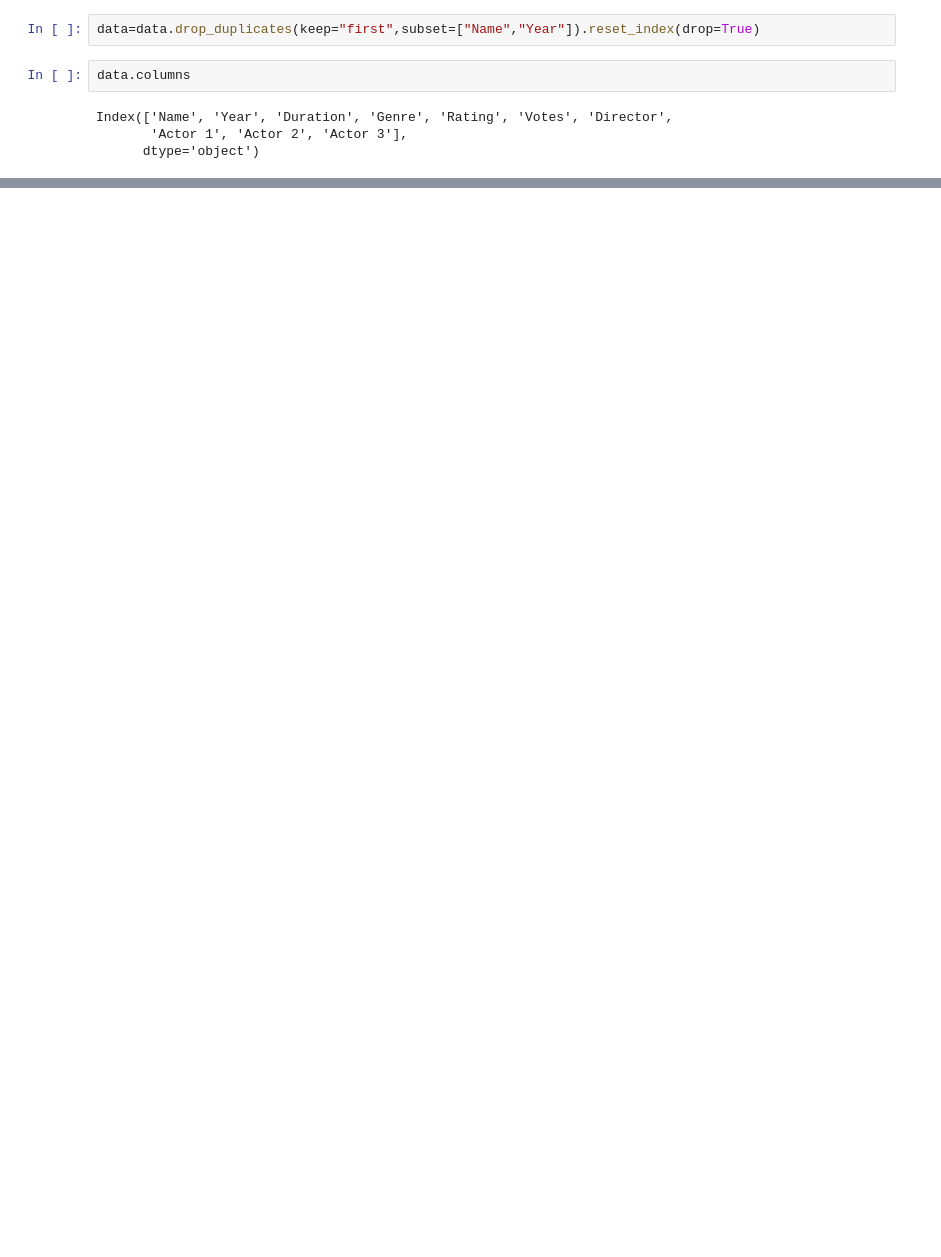
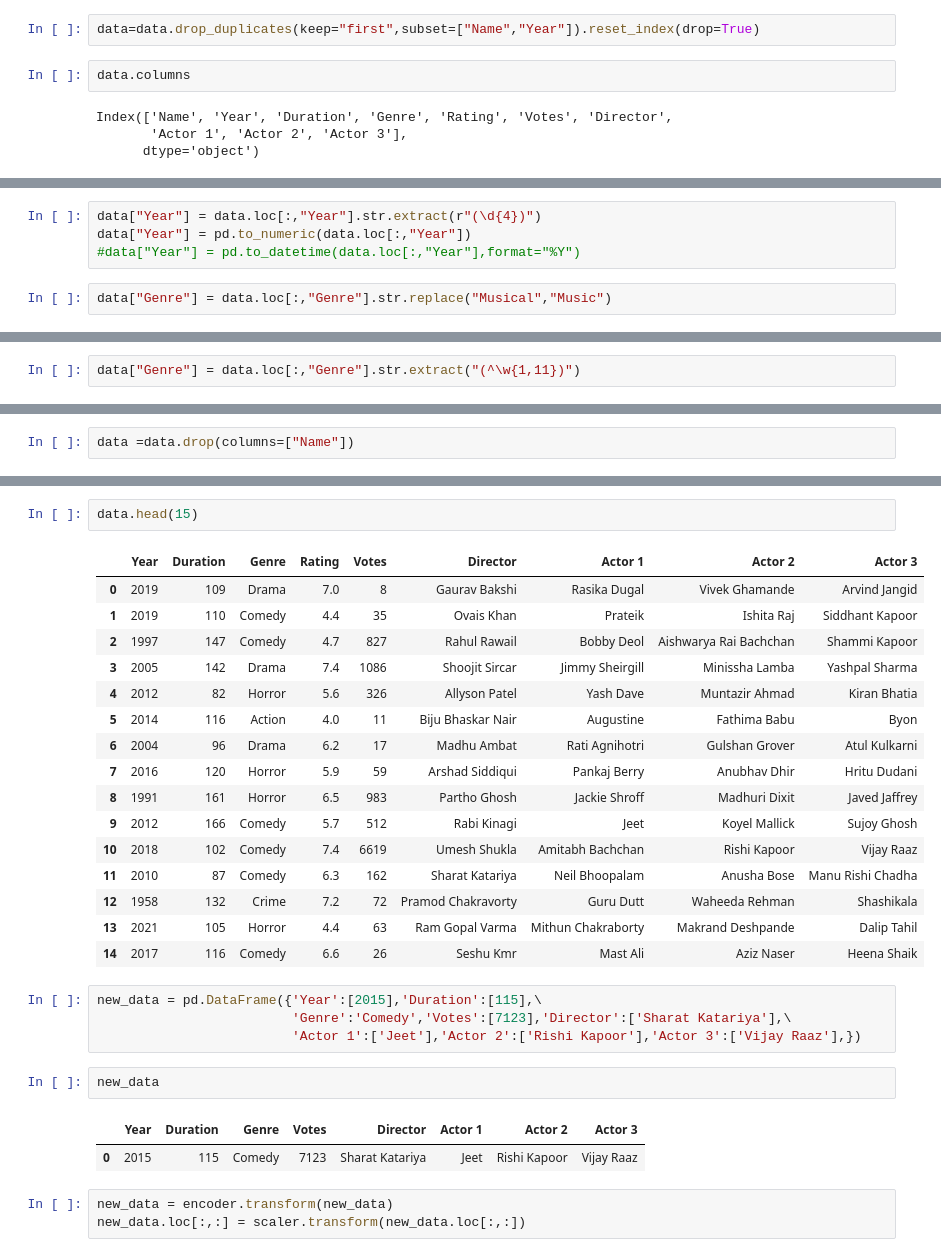
Before and after one commit to Daiaa-K/CODSOFT, a Jupyter notebook: IMDB india movies EDA and Prediction/Movies EDA and Regression.ipynb, the cells around one changed output, grey strips where cells are left out. Drawn from its saved outputs; the diff is of its cells as text; blank space fills up the shorter version.

```diff
--- a/IMDB india movies EDA and Prediction/Movies EDA and Regression.ipynb
+++ b/IMDB india movies EDA and Prediction/Movies EDA and Regression.ipynb
@@ -112,0 +110,6 @@ array(['(2019)', '(1997)', '(2005)', '(2012)', '(2014)', '(2004)',
+# %%
+data["Year"] = data.loc[:,"Year"].str.extract(r"(\d{4})")
+data["Year"] = pd.to_numeric(data.loc[:,"Year"])
+#data["Year"] = pd.to_datetime(data.loc[:,"Year"],format="%Y")
+# %%
+data["Genre"] = data.loc[:,"Genre"].str.replace("Musical","Music")
@@ -112,0 +118,2 @@ array(['(2019)', '(1997)', '(2005)', '(2012)', '(2014)', '(2004)',
+# %%
+data["Genre"] = data.loc[:,"Genre"].str.extract("(^\w{1,11})")
@@ -112,0 +341,2 @@ array(['(2019)', '(1997)', '(2005)', '(2012)', '(2014)', '(2004)',
+# %%
+data =data.drop(columns=["Name"])
@@ -112,0 +556,31 @@ array(['(2019)', '(1997)', '(2005)', '(2012)', '(2014)', '(2004)',
+# %%
+data.head(15)
+# %% [output]
+|  | Year | Duration | Genre | Rating | Votes | Director | Actor 1 | Actor 2 | Actor 3 |
+| 0 | 2019 | 109 | Drama | 7.0 | 8 | Gaurav Bakshi | Rasika Dugal | Vivek Ghamande | Arvind Jangid |
+| 1 | 2019 | 110 | Comedy | 4.4 | 35 | Ovais Khan | Prateik | Ishita Raj | Siddhant Kapoor |
+| 2 | 1997 | 147 | Comedy | 4.7 | 827 | Rahul Rawail | Bobby Deol | Aishwarya Rai Bachchan | Shammi Kapoor |
+| 3 | 2005 | 142 | Drama | 7.4 | 1086 | Shoojit Sircar | Jimmy Sheirgill | Minissha Lamba | Yashpal Sharma |
+| 4 | 2012 | 82 | Horror | 5.6 | 326 | Allyson Patel | Yash Dave | Muntazir Ahmad | Kiran Bhatia |
+| 5 | 2014 | 116 | Action | 4.0 | 11 | Biju Bhaskar Nair | Augustine | Fathima Babu | Byon |
+| 6 | 2004 | 96 | Drama | 6.2 | 17 | Madhu Ambat | Rati Agnihotri | Gulshan Grover | Atul Kulkarni |
+| 7 | 2016 | 120 | Horror | 5.9 | 59 | Arshad Siddiqui | Pankaj Berry | Anubhav Dhir | Hritu Dudani |
+| 8 | 1991 | 161 | Horror | 6.5 | 983 | Partho Ghosh | Jackie Shroff | Madhuri Dixit | Javed Jaffrey |
+| 9 | 2012 | 166 | Comedy | 5.7 | 512 | Rabi Kinagi | Jeet | Koyel Mallick | Sujoy Ghosh |
+| 10 | 2018 | 102 | Comedy | 7.4 | 6619 | Umesh Shukla | Amitabh Bachchan | Rishi Kapoor | Vijay Raaz |
+| 11 | 2010 | 87 | Comedy | 6.3 | 162 | Sharat Katariya | Neil Bhoopalam | Anusha Bose | Manu Rishi Chadha |
+| 12 | 1958 | 132 | Crime | 7.2 | 72 | Pramod Chakravorty | Guru Dutt | Waheeda Rehman | Shashikala |
+| 13 | 2021 | 105 | Horror | 4.4 | 63 | Ram Gopal Varma | Mithun Chakraborty | Makrand Deshpande | Dalip Tahil |
+| 14 | 2017 | 116 | Comedy | 6.6 | 26 | Seshu Kmr | Mast Ali | Aziz Naser | Heena Shaik |
+# %%
+new_data = pd.DataFrame({'Year':[2015],'Duration':[115],\
+                         'Genre':'Comedy','Votes':[7123],'Director':['Sharat Katariya'],\
+                         'Actor 1':['Jeet'],'Actor 2':['Rishi Kapoor'],'Actor 3':['Vijay Raaz'],})
+# %%
+new_data
+# %% [output]
+|  | Year | Duration | Genre | Votes | Director | Actor 1 | Actor 2 | Actor 3 |
+| 0 | 2015 | 115 | Comedy | 7123 | Sharat Katariya | Jeet | Rishi Kapoor | Vijay Raaz |
+# %%
+new_data = encoder.transform(new_data)
+new_data.loc[:,:] = scaler.transform(new_data.loc[:,:])
```
Also changed, not shown: parts of 81 cells of this notebook.
